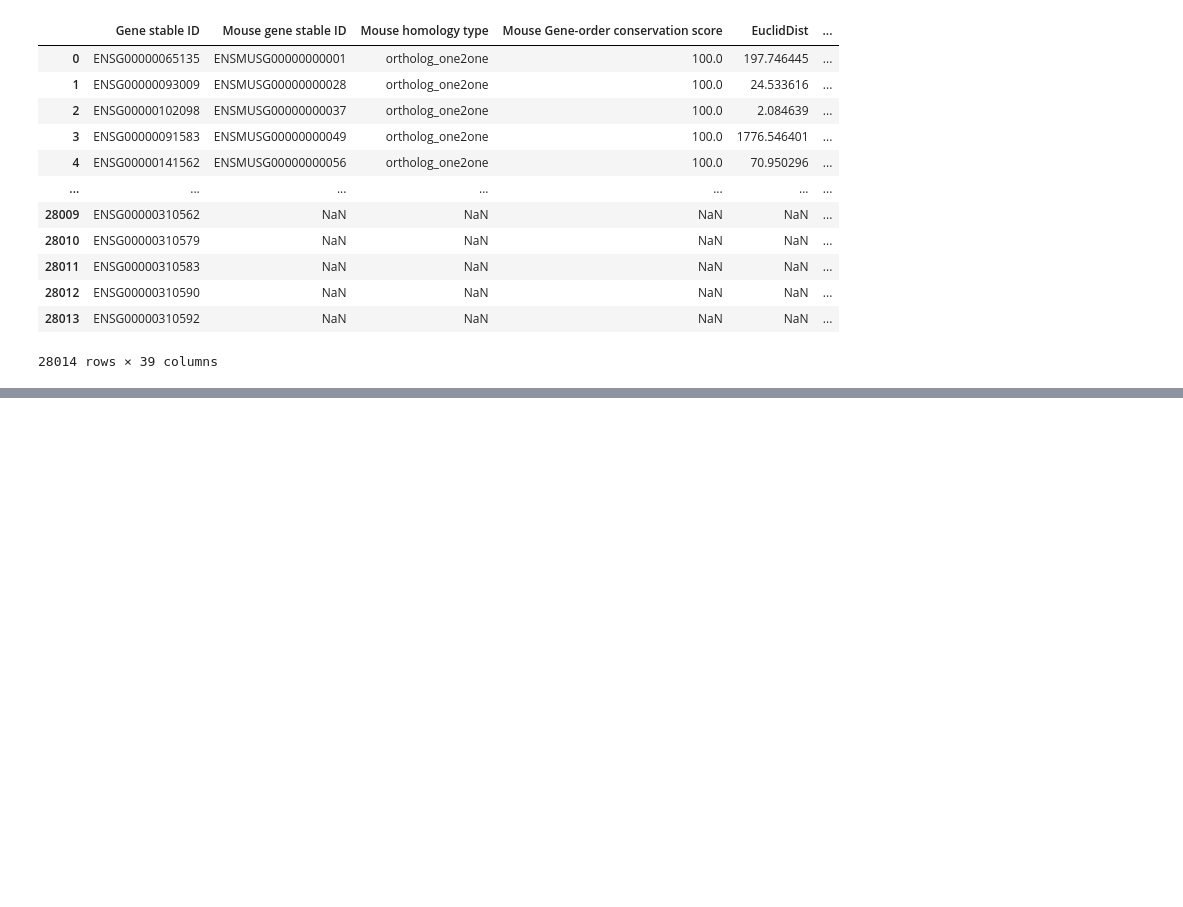
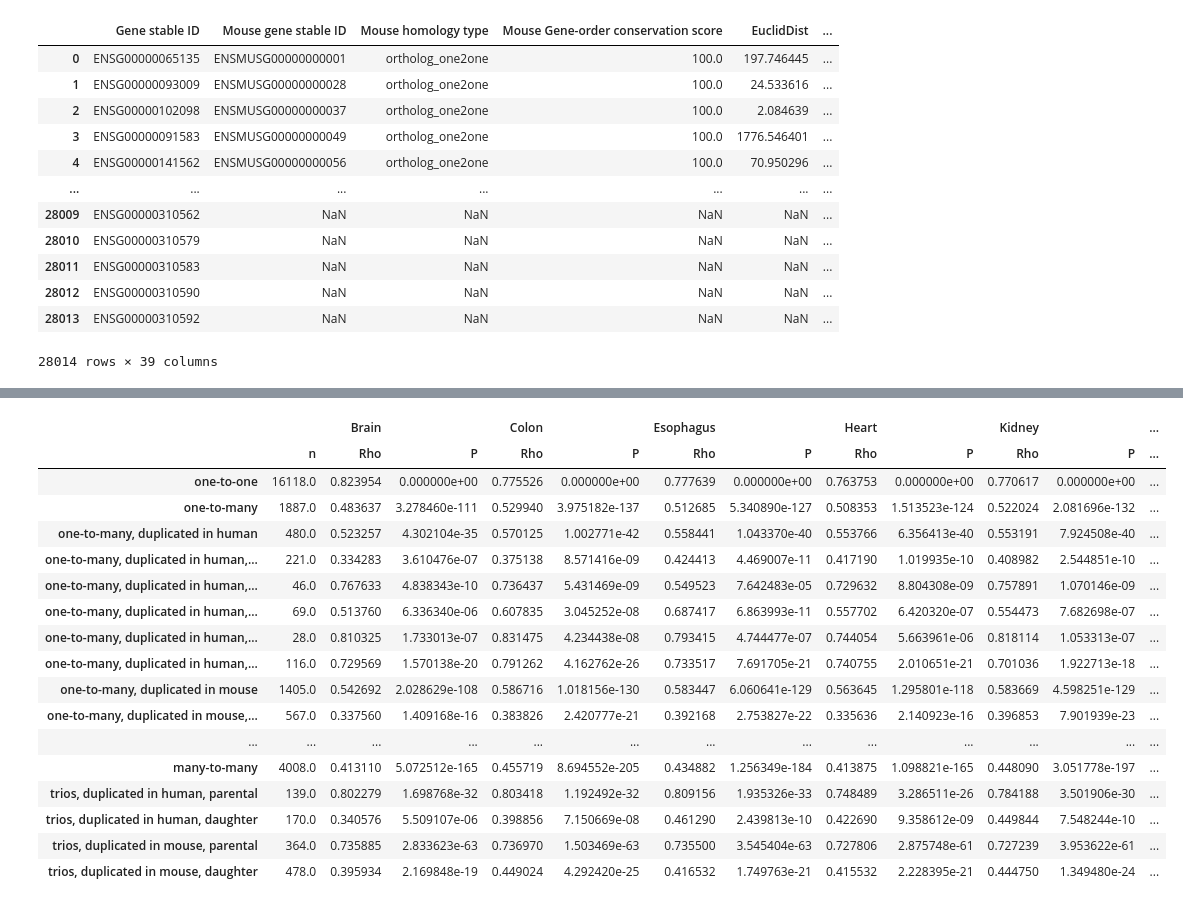
Before and after one commit to AndrewH72/Gene-Duplication, a Jupyter notebook: scripts/dataAnalysis.ipynb, the cells around one changed output, grey strips where cells are left out. Cells and saved outputs as stored; diff of their text form; code cells hidden in the pictures; blank space fills up the shorter version.

Commit message:
table with the correlation between human and mouse tissues (same)

```diff
--- a/scripts/dataAnalysis.ipynb
+++ b/scripts/dataAnalysis.ipynb
@@ -1145,0 +1189,4 @@ masterTableHumanMouse
+# %%
+orthoTable = pd.read_csv("/Users/andrewhsu/Projects/McNair/data/orthologTableDistDupeBioTypeParentalDaughterGOEPExon.csv")
+orthoTableEP = orthoTable.iloc[:, np.r_[0:4, 11:12, 14:16, -20:-4]]
+display(orthoTableEP)
@@ -1145,0 +1228,46 @@ masterTableHumanMouse
+# %%
+dfValues = tissueCorrDF.to_dict(orient="index")
+for category in tissueCorrDF.index:
+    translatedCategory = list(map(translationTable.get, category.split(", ")))
+    if len(translatedCategory) == 1:
+        filteredDF = orthoTableEP[orthoTableEP["Mouse homology type"] == translatedCategory[0]]
+    elif len(translatedCategory) == 2:
+        filteredDF = orthoTableEP[(orthoTableEP["Mouse homology type"] == translatedCategory[0]) & (orthoTableEP["Duplicated Species"] == translatedCategory[1])]
+    elif len(translatedCategory) == 3 and isinstance(translatedCategory[2], int):
+        filteredDF = orthoTableEP[(orthoTableEP["Mouse homology type"] == translatedCategory[0]) & (orthoTableEP["Duplicated Species"] == translatedCategory[1]) & (orthoTableEP["Mouse Gene-order conservation score"] == translatedCategory[2])]
+    elif len(translatedCategory) == 3 and isinstance(translatedCategory[2], str):
+        filteredDF = orthoTableEP[(orthoTableEP["Mouse homology type"] == translatedCategory[0]) & (orthoTableEP["Duplicated Species"] == translatedCategory[1]) & (orthoTableEP[translatedCategory[2].title()] == True)]
+    for column in tissueCorrDF.columns:
+        tissue, statistic = column
+        if tissue == "" and statistic == "n":
+            dfValues[category][column] = filteredDF[filteredDF.iloc[:, 7:].notna().all(axis=1)].shape[0]
+        elif statistic == "Rho":
+            filteredTissueDF = filteredDF.filter(like=tissue)
+            filteredTissueNADF = filteredTissueDF[(filteredTissueDF[f"Human {tissue.title()}"].notna()) & (filteredTissueDF[f"Mouse {tissue.title()}"].notna())]
+            dfValues[category][column] = stats.spearmanr(filteredTissueNADF.iloc[:, 0], filteredTissueNADF.iloc[:, 1]).statistic
+        elif statistic == "P":
+            filteredTissueNADF = filteredTissueNADF.filter(like=tissue)
+            filteredTissueNADF = filteredTissueNADF[(filteredTissueNADF[f"Human {tissue.title()}"].notna()) & (filteredTissueNADF[f"Mouse {tissue.title()}"].notna())]
+            dfValues[category][column] = stats.spearmanr(filteredTissueNADF.iloc[:, 0], filteredTissueNADF.iloc[:, 1]).pvalue
+# %%
+tissueCorrDF = pd.DataFrame(dfValues).T
+display(tissueCorrDF)
+# %% [output]
+|  |  | Brain |  | Colon |  | Esophagus |  | Heart |  | Kidney |  | ... |
+|  | n | Rho | P | Rho | P | Rho | P | Rho | P | Rho | P | ... |
+| one-to-one | 16118.0 | 0.823954 | 0.000000e+00 | 0.775526 | 0.000000e+00 | 0.777639 | 0.000000e+00 | 0.763753 | 0.000000e+00 | 0.770617 | 0.000000e+00 | ... |
+| one-to-many | 1887.0 | 0.483637 | 3.278460e-111 | 0.529940 | 3.975182e-137 | 0.512685 | 5.340890e-127 | 0.508353 | 1.513523e-124 | 0.522024 | 2.081696e-132 | ... |
+| one-to-many, duplicated in human | 480.0 | 0.523257 | 4.302104e-35 | 0.570125 | 1.002771e-42 | 0.558441 | 1.043370e-40 | 0.553766 | 6.356413e-40 | 0.553191 | 7.924508e-40 | ... |
+| one-to-many, duplicated in human,... | 221.0 | 0.334283 | 3.610476e-07 | 0.375138 | 8.571416e-09 | 0.424413 | 4.469007e-11 | 0.417190 | 1.019935e-10 | 0.408982 | 2.544851e-10 | ... |
+| one-to-many, duplicated in human,... | 46.0 | 0.767633 | 4.838343e-10 | 0.736437 | 5.431469e-09 | 0.549523 | 7.642483e-05 | 0.729632 | 8.804308e-09 | 0.757891 | 1.070146e-09 | ... |
+| one-to-many, duplicated in human,... | 69.0 | 0.513760 | 6.336340e-06 | 0.607835 | 3.045252e-08 | 0.687417 | 6.863993e-11 | 0.557702 | 6.420320e-07 | 0.554473 | 7.682698e-07 | ... |
+| one-to-many, duplicated in human,... | 28.0 | 0.810325 | 1.733013e-07 | 0.831475 | 4.234438e-08 | 0.793415 | 4.744477e-07 | 0.744054 | 5.663961e-06 | 0.818114 | 1.053313e-07 | ... |
+| one-to-many, duplicated in human,... | 116.0 | 0.729569 | 1.570138e-20 | 0.791262 | 4.162762e-26 | 0.733517 | 7.691705e-21 | 0.740755 | 2.010651e-21 | 0.701036 | 1.922713e-18 | ... |
+| one-to-many, duplicated in mouse | 1405.0 | 0.542692 | 2.028629e-108 | 0.586716 | 1.018156e-130 | 0.583447 | 6.060641e-129 | 0.563645 | 1.295801e-118 | 0.583669 | 4.598251e-129 | ... |
+| one-to-many, duplicated in mouse,... | 567.0 | 0.337560 | 1.409168e-16 | 0.383826 | 2.420777e-21 | 0.392168 | 2.753827e-22 | 0.335636 | 2.140923e-16 | 0.396853 | 7.901939e-23 | ... |
+| ... | ... | ... | ... | ... | ... | ... | ... | ... | ... | ... | ... | ... |
+| many-to-many | 4008.0 | 0.413110 | 5.072512e-165 | 0.455719 | 8.694552e-205 | 0.434882 | 1.256349e-184 | 0.413875 | 1.098821e-165 | 0.448090 | 3.051778e-197 | ... |
+| trios, duplicated in human, parental | 139.0 | 0.802279 | 1.698768e-32 | 0.803418 | 1.192492e-32 | 0.809156 | 1.935326e-33 | 0.748489 | 3.286511e-26 | 0.784188 | 3.501906e-30 | ... |
+| trios, duplicated in human, daughter | 170.0 | 0.340576 | 5.509107e-06 | 0.398856 | 7.150669e-08 | 0.461290 | 2.439813e-10 | 0.422690 | 9.358612e-09 | 0.449844 | 7.548244e-10 | ... |
+| trios, duplicated in mouse, parental | 364.0 | 0.735885 | 2.833623e-63 | 0.736970 | 1.503469e-63 | 0.735500 | 3.545404e-63 | 0.727806 | 2.875748e-61 | 0.727239 | 3.953622e-61 | ... |
+| trios, duplicated in mouse, daughter | 478.0 | 0.395934 | 2.169848e-19 | 0.449024 | 4.292420e-25 | 0.416532 | 1.749763e-21 | 0.415532 | 2.228395e-21 | 0.444750 | 1.349480e-24 | ... |
```
Also changed, not shown: parts of 6 cells of this notebook, 2 other files.
